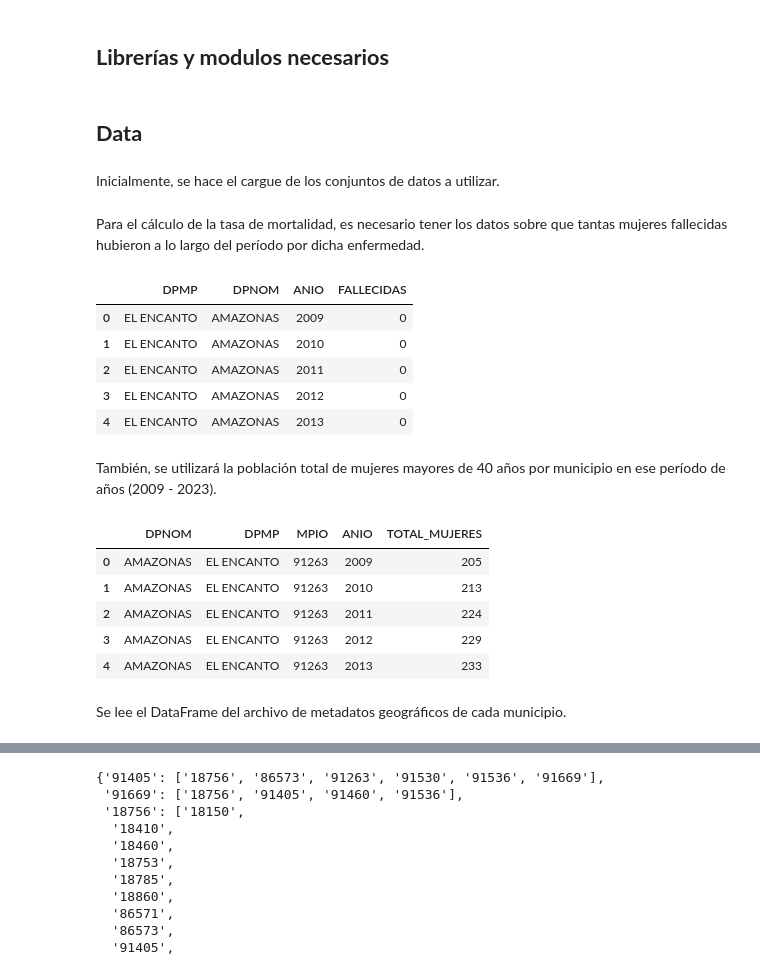
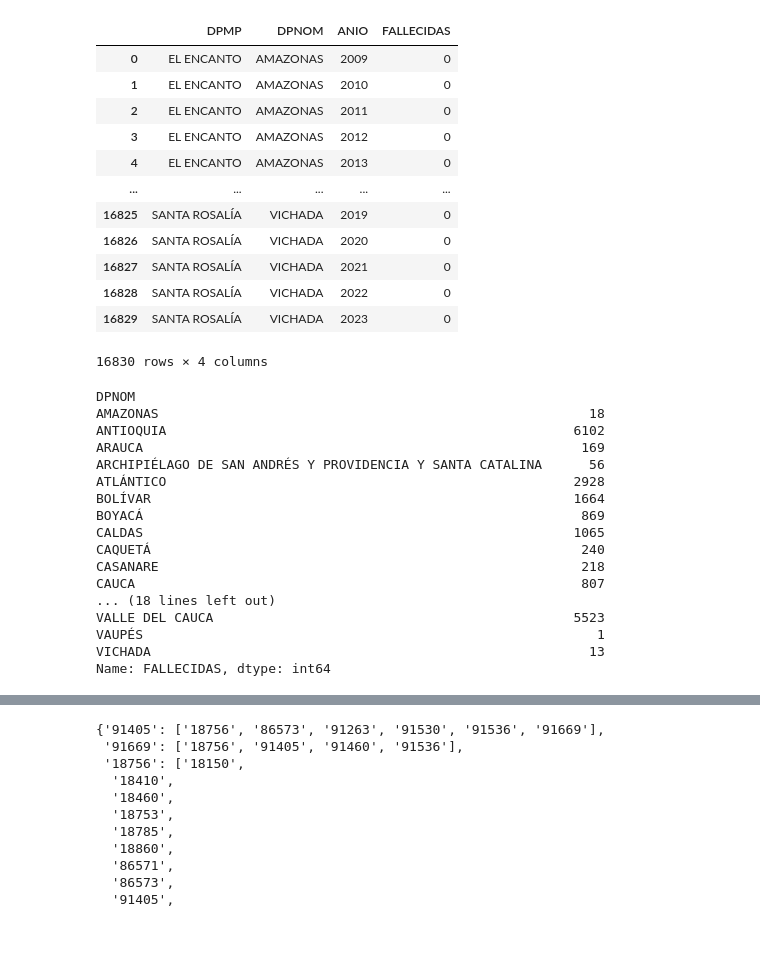
Before and after one commit to kmarcela11/ProyectoFinal_SeminarioInvestigativo, a Jupyter notebook: _sources/moranindex.ipynb, the cells around one changed output, grey strips where cells are left out. Cells and saved outputs as stored; diff of their text form; code cells hidden in the pictures; blank space fills up the shorter version.

```diff
--- a/_sources/moranindex.ipynb
+++ b/_sources/moranindex.ipynb
@@ -3,3 +1 @@
-# %% [markdown]
-## **Librerías y modulos necesarios**
 # %%
@@ -9,31 +5,40 @@ import pandas as pd
-# %% [markdown]
-## **Data**
-# %% [markdown]
-Inicialmente, se hace el cargue de los conjuntos de datos a utilizar.
-# %% [markdown]
-Para el cálculo de la tasa de mortalidad, es necesario tener los datos sobre que tantas mujeres fallecidas hubieron a lo largo del período por dicha enfermedad.
 # %%
-muertes = pd.read_excel('../data_tasas/MUERTES-CANMAMA-M40-MUN-COL.xlsx')
-muertes.head()
+muertes = pd.read_excel('MUERTES-CANMAMA-M40-MUN-COL.xlsx')
+muertes
 # %% [output]
 |  | DPMP | DPNOM | ANIO | FALLECIDAS |
 | 0 | EL ENCANTO | AMAZONAS | 2009 | 0 |
 | 1 | EL ENCANTO | AMAZONAS | 2010 | 0 |
 | 2 | EL ENCANTO | AMAZONAS | 2011 | 0 |
 | 3 | EL ENCANTO | AMAZONAS | 2012 | 0 |
 | 4 | EL ENCANTO | AMAZONAS | 2013 | 0 |
+| ... | ... | ... | ... | ... |
+| 16825 | SANTA ROSALÍA | VICHADA | 2019 | 0 |
+| 16826 | SANTA ROSALÍA | VICHADA | 2020 | 0 |
+| 16827 | SANTA ROSALÍA | VICHADA | 2021 | 0 |
+| 16828 | SANTA ROSALÍA | VICHADA | 2022 | 0 |
+| 16829 | SANTA ROSALÍA | VICHADA | 2023 | 0 |
+16830 rows × 4 columns
-# %% [markdown]
-También, se utilizará la población total de mujeres mayores de 40 años por municipio en ese período de años (2009 - 2023).
+# %%
+muertes.groupby(['DPNOM'])['FALLECIDAS'].sum()
+# %% [output]
+DPNOM
+AMAZONAS                                                       18
+ANTIOQUIA                                                    6102
+ARAUCA                                                        169
+ARCHIPIÉLAGO DE SAN ANDRÉS Y PROVIDENCIA Y SANTA CATALINA      56
+ATLÁNTICO                                                    2928
+BOLÍVAR                                                      1664
+BOYACÁ                                                        869
+CALDAS                                                       1065
+CAQUETÁ                                                       240
+CASANARE                                                      218
+CAUCA                                                         807
+... (18 lines left out)
+VALLE DEL CAUCA                                              5523
+VAUPÉS                                                          1
+VICHADA                                                        13
+Name: FALLECIDAS, dtype: int64
 # %%
-poblacion = pd.read_excel('../data_tasas/POB-M40-MUNCOL-2009-2023.xlsx')
-poblacion_total = poblacion[['DPNOM', 'DPMP', 'MPIO', 'ANIO', 'TOTAL_MUJERES']]
-poblacion_total.head()
+poblacion = pd.read_excel('POB-M40-MUNCOL-2009-2023.xlsx')
+#poblacion
-# %% [output]
-|  | DPNOM | DPMP | MPIO | ANIO | TOTAL_MUJERES |
-| 0 | AMAZONAS | EL ENCANTO | 91263 | 2009 | 205 |
-| 1 | AMAZONAS | EL ENCANTO | 91263 | 2010 | 213 |
-| 2 | AMAZONAS | EL ENCANTO | 91263 | 2011 | 224 |
-| 3 | AMAZONAS | EL ENCANTO | 91263 | 2012 | 229 |
-| 4 | AMAZONAS | EL ENCANTO | 91263 | 2013 | 233 |
-# %% [markdown]
-Se lee el DataFrame del archivo de metadatos geográficos de cada municipio.
```
Also changed, not shown: parts of 37 cells of this notebook, 11 other files.
